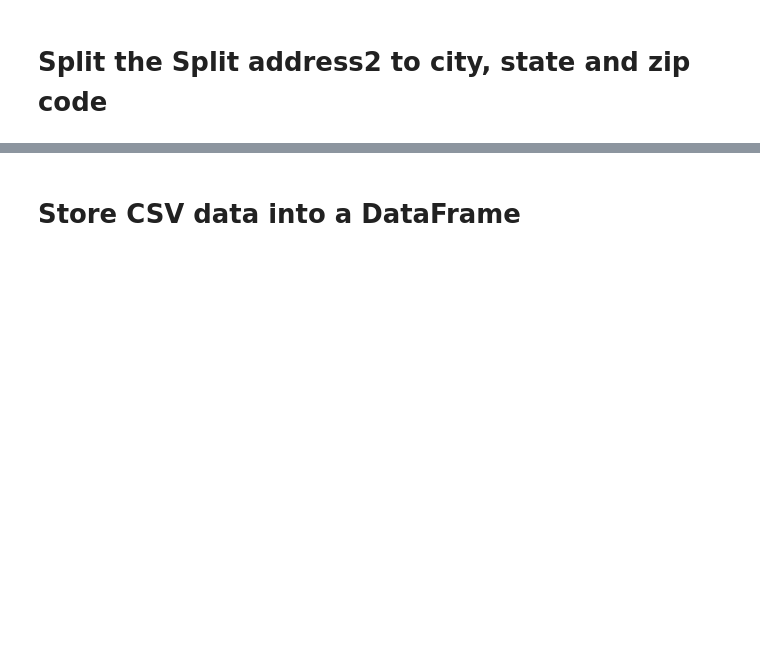
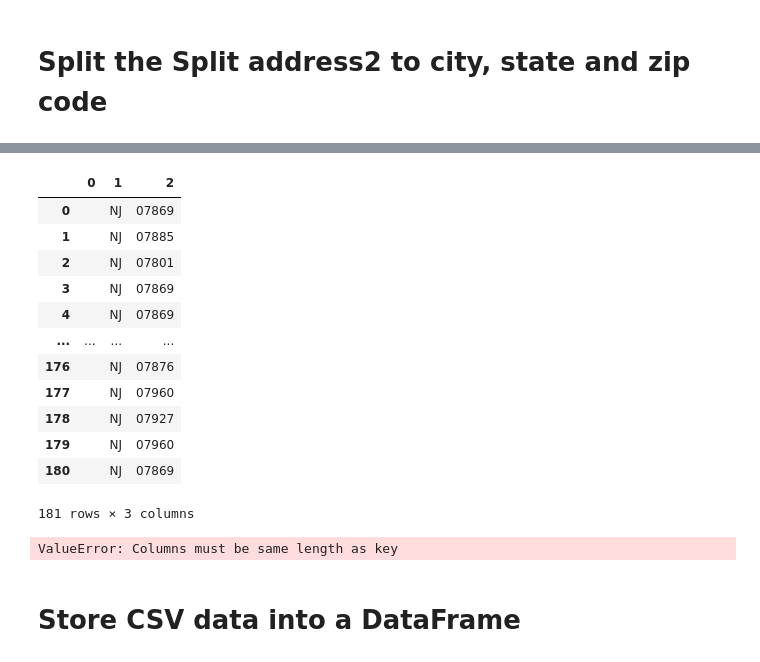
Before and after one commit to deliahellander/ETL-Project, a Jupyter notebook: Transformation/Transformation.ipynb, the cells around one changed output, grey strips where cells are left out. Drawn from its saved outputs; the diff is of its cells as text; code cells hidden in the pictures; blank space fills up the shorter version.

```diff
--- a/Transformation/Transformation.ipynb
+++ b/Transformation/Transformation.ipynb
@@ -321,7 +364,23 @@ new_yelp_df.drop(columns= "state+zip code")
 # %%
-new_yelp_df["state+zipcode"].str.split(" ",expand=True,)
+new_yelp_df3["state+zipcode"].str.split(" ",expand=True,)
+# %% [output]
+|  | 0 | 1 | 2 |
+| 0 |  | NJ | 07869 |
+| 1 |  | NJ | 07885 |
+| 2 |  | NJ | 07801 |
+| 3 |  | NJ | 07869 |
+| 4 |  | NJ | 07869 |
+| ... | ... | ... | ... |
+| 176 |  | NJ | 07876 |
+| 177 |  | NJ | 07960 |
+| 178 |  | NJ | 07927 |
+| 179 |  | NJ | 07960 |
+| 180 |  | NJ | 07869 |
+181 rows × 3 columns
 # %%
-new_yelp_df[['state', 'zip code']] = new_yelp_df["state+zipcode"].str.split(" ",expand=True,)
+new_yelp_df3[['state', 'zip code']] = new_yelp_df3["state+zipcode"].str.split(" ",expand=True,)
+# %% [output]
+ValueError: Columns must be same length as key
 # %% [markdown]
 # Store CSV data into a DataFrame
 # %%
```
Also changed, not shown: parts of 9 cells of this notebook.
